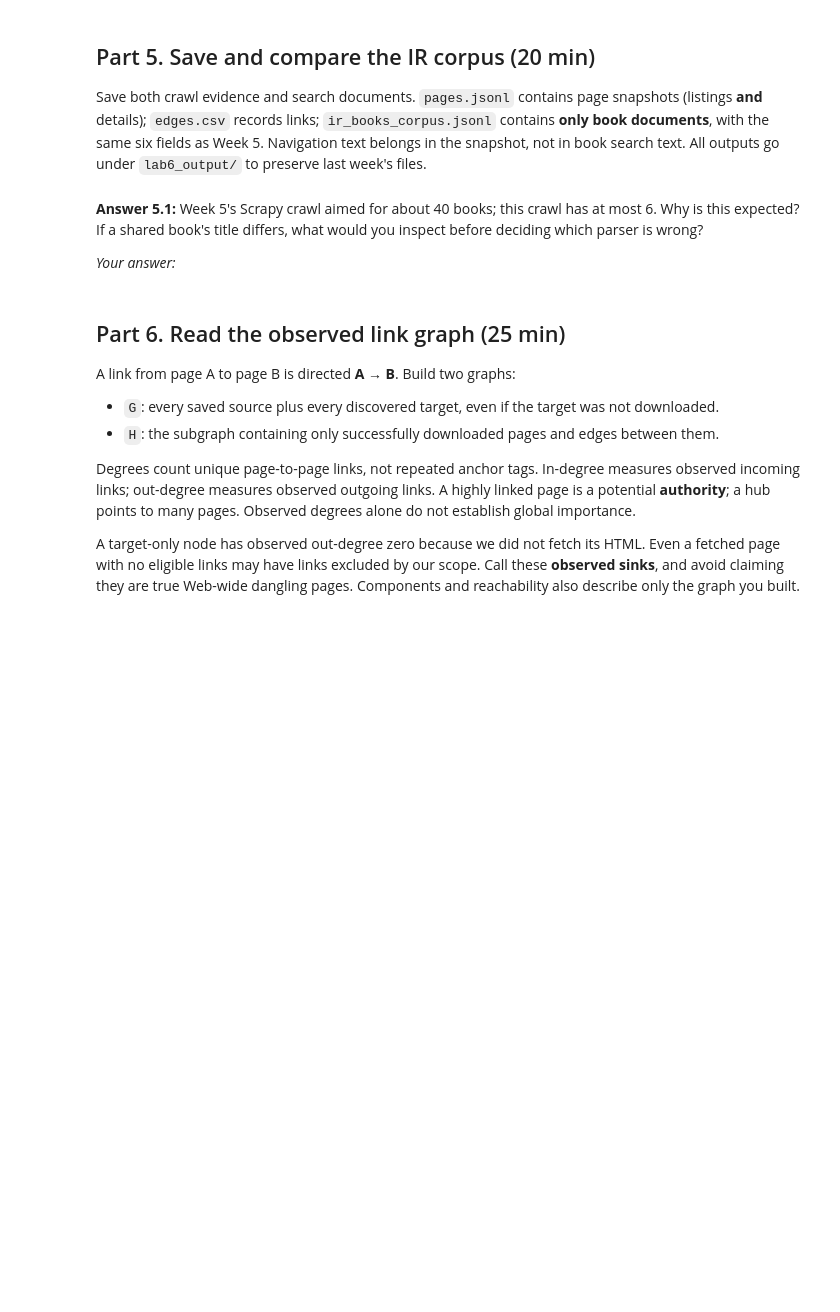
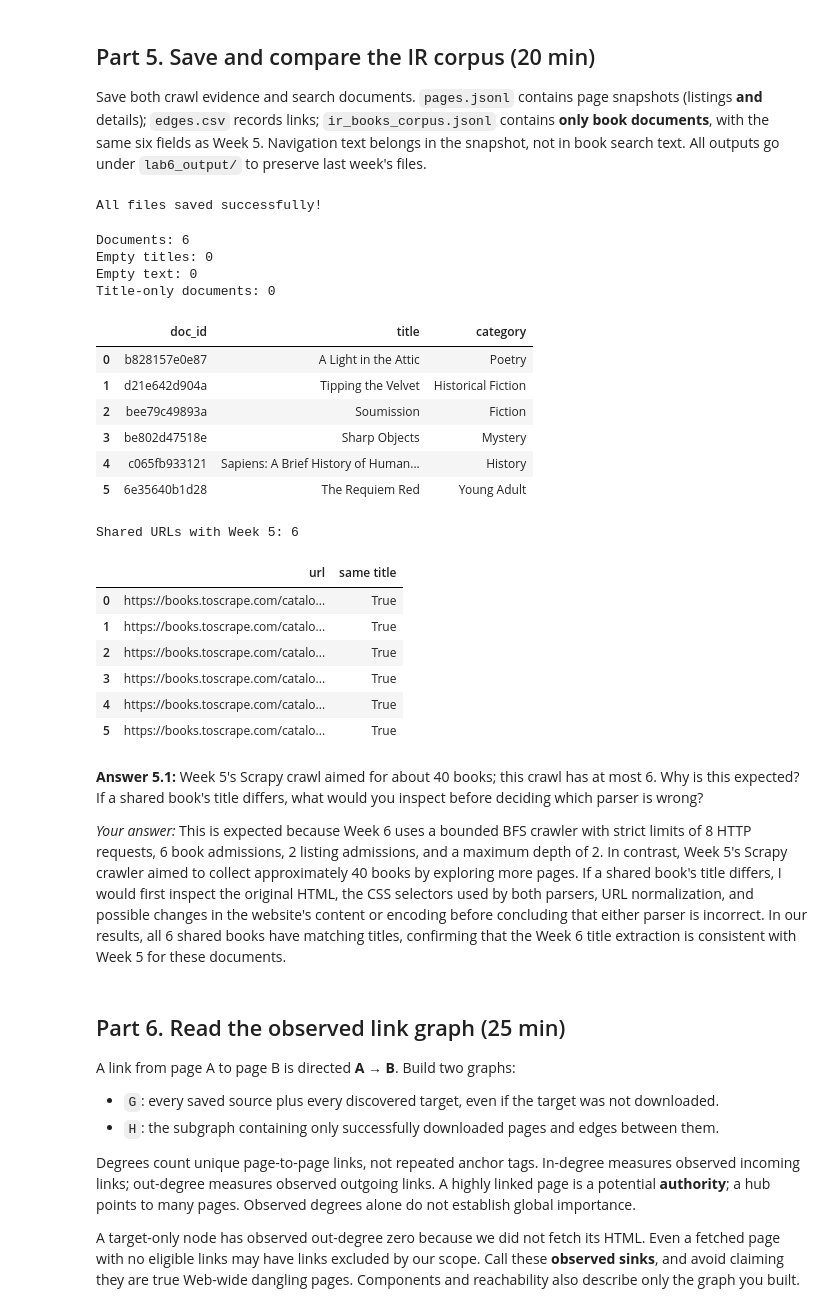
Before and after one commit to Chhun-Nika/IR-Lab, a Jupyter notebook: W6/Lab6_IDTB100060.ipynb, the cells around one changed output. Drawn from its saved outputs; the diff is of its cells as text; code cells hidden in the pictures; blank space fills up the shorter version.

```diff
--- a/W6/Lab6_IDTB100060.ipynb
+++ b/W6/Lab6_IDTB100060.ipynb
@@ -311,37 +508,96 @@ Save both crawl evidence and search documents. `pages.jsonl` contains page snaps
 # %%
 FIELDS = ["doc_id", "title", "text", "url", "category", "source"]
 # TODO 5.1: save pages.values() as UTF-8 JSONL to OUTPUT / "pages.jsonl".
+with open(OUTPUT / "pages.jsonl", "w", encoding="utf-8") as f:
+    for page in pages.values():
+        f.write(json.dumps(page, ensure_ascii=False) + "\n")
 # TODO 5.2: save edges as CSV with source,target headers, using pandas or csv.writer.
+edges_df = pd.DataFrame(edges, columns=["source", "target"])
+edges_df.to_csv(OUTPUT / "edges.csv", index=False)
 # TODO 5.3: save only FIELDS from books.values() to OUTPUT / "ir_books_corpus.jsonl".
+with open(OUTPUT / "ir_books_corpus.jsonl", "w", encoding="utf-8") as f:
+    for book in books.values():
+        document = {field: book[field] for field in FIELDS}
+        f.write(json.dumps(document, ensure_ascii=False) + "\n")
+
 # TODO 5.4: save crawl_metadata.json with seed, CRAWLED_AT, scope, limits,
 #           effective_delay, robots status, stats and fetch_stats.
-raise NotImplementedError("Export crawl evidence and corpus")
+metadata = {
+    "seed": SEED,
+    "crawled_at": CRAWLED_AT,
+    "scope": {
+        "domain": "books.toscrape.com",
+        "allowed_kinds": ["listing", "book"],
+        "allowed_listing_paths": ["/", "/catalogue/page-2.html"],
+        "book_path_pattern": r"/catalogue/[^/]+/index\.html"
+    },
+    "limits": {
+        "max_requests": 8,
+        "max_depth": 2,
+        "max_listings": 2,
+        "max_books": 6
+    },
+    "effective_delay": DELAY_SECONDS,
+    "robots_status": "See live_fetch robots configuration",
+    "stats": dict(stats),
+    "fetch_stats": dict(fetch_stats)
+}
+
+with open(OUTPUT / "crawl_metadata.json", "w", encoding="utf-8") as f:
+    json.dump(metadata, f, indent=4, ensure_ascii=False)
+
+print("All files saved successfully!")
+# raise NotImplementedError("Export crawl evidence and corpus")
+# %% [output]
+All files saved successfully!
 # %%
 corpus_path = OUTPUT / "ir_books_corpus.jsonl"
 records = [json.loads(line) for line in corpus_path.read_text(encoding="utf-8").splitlines() if line.strip()]
 assert records, "No documents: investigate the crawl instead of fabricating records."
 assert all(set(row) == set(FIELDS) for row in records)
 assert len({r["doc_id"] for r in records}) == len(records)
 assert len({r["url"] for r in records}) == len(records)
 print("Documents:", len(records))
 print("Empty titles:", sum(not r["title"].strip() for r in records))
 print("Empty text:", sum(not r["text"].strip() for r in records))
 print("Title-only documents:", sum(r["text"].strip() == r["title"].strip() for r in records))
 display(pd.DataFrame(records)[["doc_id", "title", "category"]])
 
 # Optional comparison: update the path if your Week 5 export is elsewhere.
-week5_path = Path("ir_books_corpus.jsonl")
+week5_path = Path("../W5/ir_books_corpus.jsonl")
 if week5_path.exists():
     old = {r["url"]: r for r in map(json.loads, filter(str.strip, week5_path.read_text(encoding="utf-8").splitlines()))}
     shared = [r for r in records if r["url"] in old]
     print("Shared URLs with Week 5:", len(shared))
     display(pd.DataFrame([{"url": r["url"], "same title": r["title"] == old[r["url"]]["title"]} for r in shared]))
 else:
     print("Week 5 export absent: core lab still works; compare its six-field schema manually.")
+# %% [output]
+Documents: 6
+Empty titles: 0
+Empty text: 0
+Title-only documents: 0
+|  | doc_id | title | category |
+| 0 | b828157e0e87 | A Light in the Attic | Poetry |
+| 1 | d21e642d904a | Tipping the Velvet | Historical Fiction |
+| 2 | bee79c49893a | Soumission | Fiction |
+| 3 | be802d47518e | Sharp Objects | Mystery |
+| 4 | c065fb933121 | Sapiens: A Brief History of Human... | History |
+| 5 | 6e35640b1d28 | The Requiem Red | Young Adult |
+Shared URLs with Week 5: 6
+|  | url | same title |
+| 0 | https://books.toscrape.com/catalo... | True |
+| 1 | https://books.toscrape.com/catalo... | True |
+| 2 | https://books.toscrape.com/catalo... | True |
+| 3 | https://books.toscrape.com/catalo... | True |
+| 4 | https://books.toscrape.com/catalo... | True |
+| 5 | https://books.toscrape.com/catalo... | True |
 # %% [markdown]
 **Answer 5.1:** Week 5's Scrapy crawl aimed for about 40 books; this crawl has at most 6. Why is this expected? If a shared book's title differs, what would you inspect before deciding which parser is wrong?
 
-*Your answer:*
+*Your answer:* This is expected because Week 6 uses a bounded BFS crawler with strict limits of 8 HTTP requests, 6 book admissions, 2 listing admissions, and a maximum depth of 2. In contrast, Week 5's Scrapy crawler aimed to collect approximately 40 books by exploring more pages.
+If a shared book's title differs, I would first inspect the original HTML, the CSS selectors used by both parsers, URL normalization, and possible changes in the website's content or encoding before concluding that either parser is incorrect.
+In our results, all 6 shared books have matching titles, confirming that the Week 6 title extraction is consistent with Week 5 for these documents.
 # %% [markdown]
 ## Part 6. Read the observed link graph (25 min)
 A link from page A to page B is directed **A → B**. Build two graphs:
```
Also changed, not shown: parts of 22 cells of this notebook, 5 other files.
